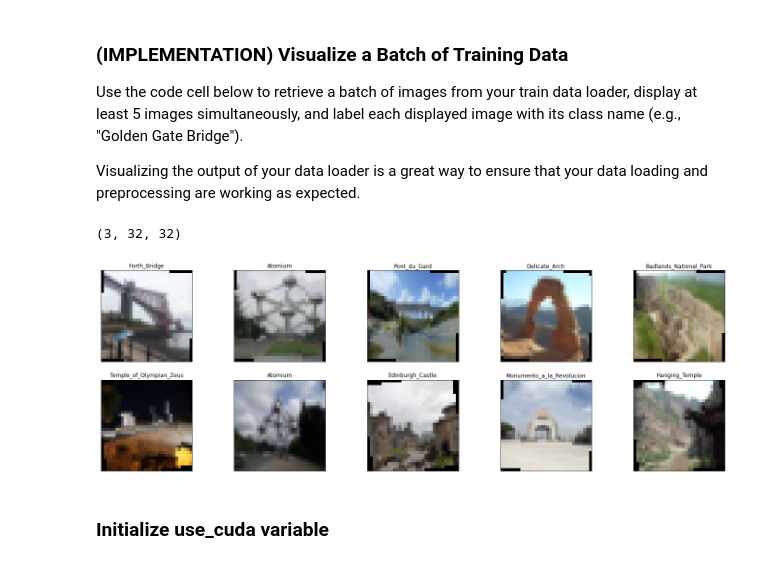
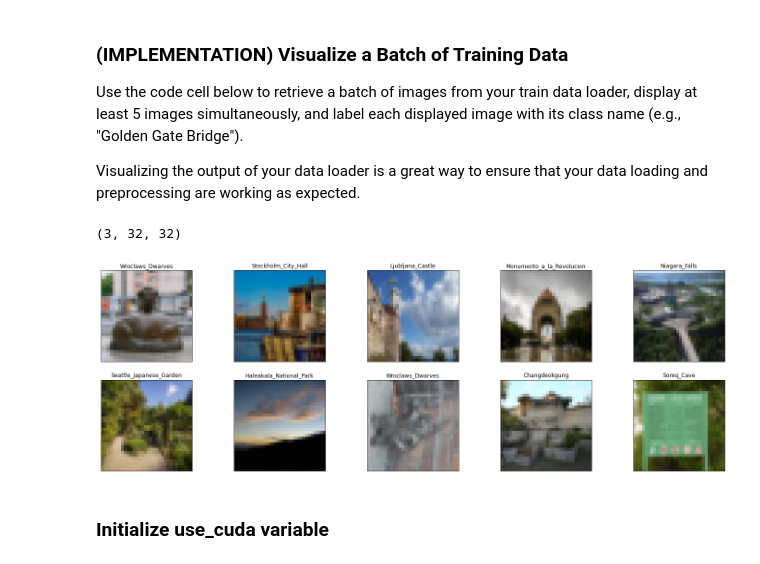
Before and after one commit to ewaryst1/UCML-landmark-classification, a Jupyter notebook: landmark.ipynb, the cells around one changed output. Saved outputs shown, nothing was run; the diff lists cells and outputs as text; code cells hidden in the pictures.

Commit message:
separated transforms in train and valid/test loaders

```diff
--- a/landmark.ipynb
+++ b/landmark.ipynb
@@ -165,11 +165,17 @@ data_transform = transforms.Compose([transforms.Resize(img_size),
                                      transforms.Normalize((0.5, 0.5, 0.5), (0.5, 0.5, 0.5))
                                      ])
 
+data_transform_valid_test = transforms.Compose([transforms.Resize(img_size),
+                                                transforms.ToTensor(),
+                                                transforms.Normalize((0.5, 0.5, 0.5), (0.5, 0.5, 0.5))
+                                                ])
+
 
 train_dir = os.path.join(data_dir, 'train/')
 test_dir = os.path.join(data_dir, 'test/')
 train_data = datasets.ImageFolder(train_dir, transform=data_transform)
-test_data = datasets.ImageFolder(test_dir, transform=data_transform)
+valid_data = datasets.ImageFolder(train_dir, transform=data_transform_valid_test)
+test_data = datasets.ImageFolder(test_dir, transform=data_transform_valid_test)
 
 
 num_workers=0
@@ -192,7 +198,7 @@ valid_sampler = SubsetRandomSampler(valid_idx)
 # prepare data loaders (combine dataset and sampler)
 train_loader = torch.utils.data.DataLoader(train_data, batch_size=batch_size,
     sampler=train_sampler, num_workers=num_workers)
-valid_loader = torch.utils.data.DataLoader(train_data, batch_size=batch_size,
+valid_loader = torch.utils.data.DataLoader(valid_data, batch_size=batch_size,
     sampler=valid_sampler, num_workers=num_workers)
 test_loader = torch.utils.data.DataLoader(test_data, batch_size=batch_size,
     num_workers=num_workers)
@@ -258,10 +264,10 @@ def previewSomeImages(loader):
         imshow(images[idx])
         ax.set_title(classes[int(labels[idx])])
 # %%
-previewSomeImages(train_loader)
+previewSomeImages(valid_loader)
 # %% [output]
 (3, 32, 32)
-[figure, old version]
+[figure, new version]
 # %% [markdown]
 ### Initialize use_cuda variable
 # %%
```
Also changed, not shown: parts of 5 cells of this notebook.
